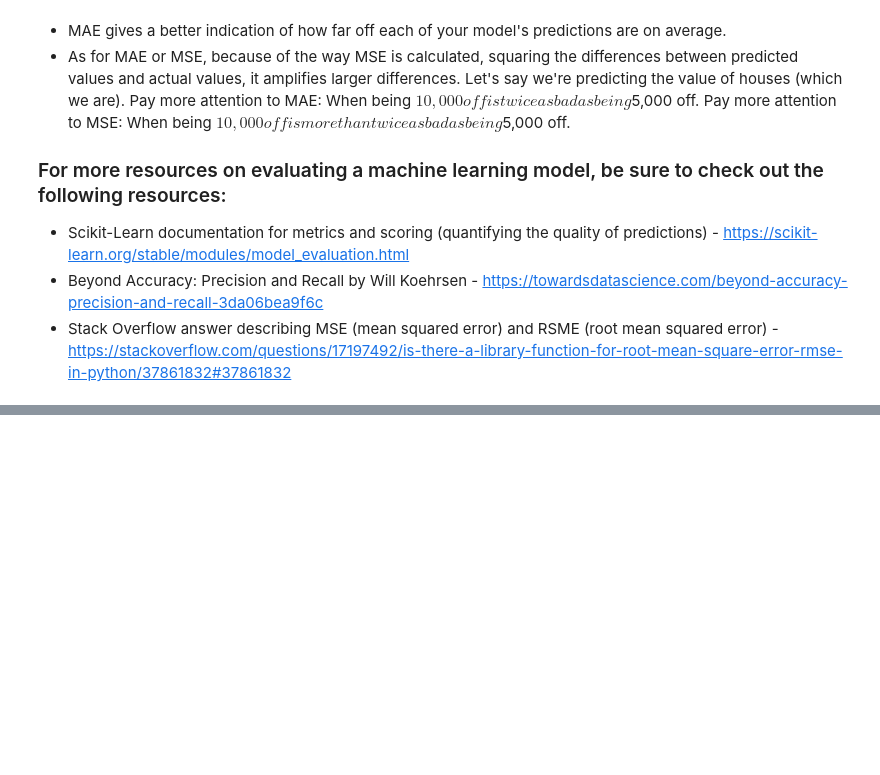
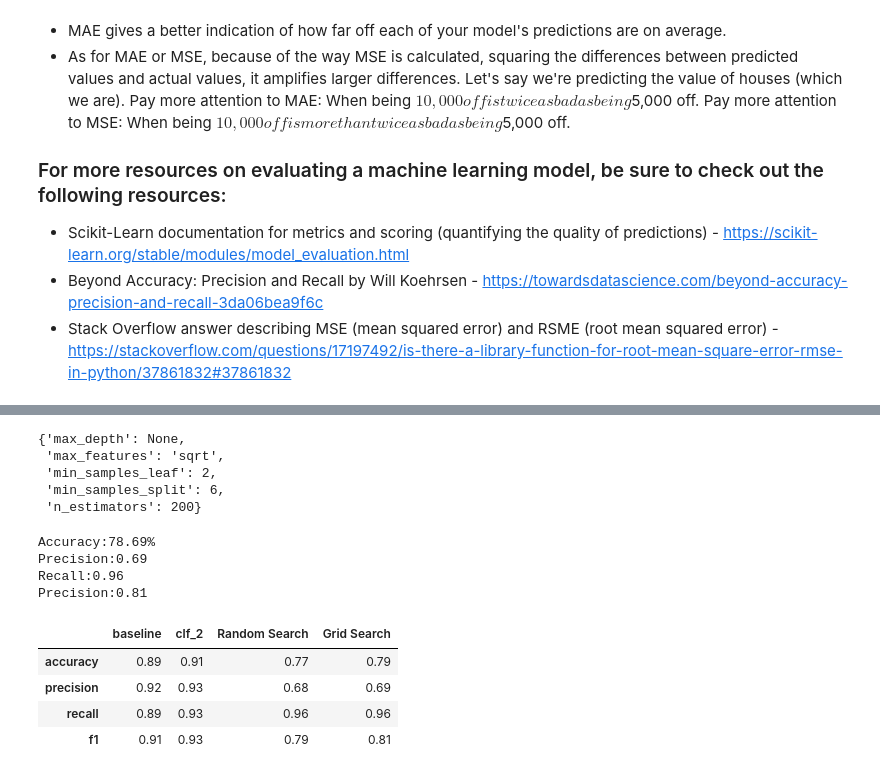
Before and after one commit to bhagya777/Machine-Learning, a Jupyter notebook: Scikit-learn.ipynb, the cells around one changed output, grey strips where cells are left out. Cells and saved outputs as stored; diff of their text form; code cells hidden in the pictures; blank space fills up the shorter version.

```diff
--- a/Scikit-learn.ipynb
+++ b/Scikit-learn.ipynb
@@ -1349,0 +1768,3 @@ Below are some of the most important evaluation metrics you'll want to look into
+# %%
+rs_y_preds=rs_clf.predict(x_test)
+rs_metrics=evaluate_preds_classification(y_test,rs_y_preds)
@@ -1349,0 +1847,28 @@ Below are some of the most important evaluation metrics you'll want to look into
+# %%
+gs_clf.best_params_
+# %% [output]
+{'max_depth': None,
+ 'max_features': 'sqrt',
+ 'min_samples_leaf': 2,
+ 'min_samples_split': 6,
+ 'n_estimators': 200}
+# %%
+gs_y_preds=gs_clf.predict(x_test)
+gs_metrics=evaluate_preds_classification(y_test,gs_y_preds)
+# %% [output]
+Accuracy:78.69%
+Precision:0.69
+Recall:0.96
+Precision:0.81
+# %%
+compare_metrics=pd.DataFrame({"baseline":baseline_metrics,
+                              "clf_2":clf2_metrics,
+                              "Random Search":rs_metrics,
+                              "Grid Search":gs_metrics})
+compare_metrics
+# %% [output]
+|  | baseline | clf_2 | Random Search | Grid Search |
+| accuracy | 0.89 | 0.91 | 0.77 | 0.79 |
+| precision | 0.92 | 0.93 | 0.68 | 0.69 |
+| recall | 0.89 | 0.93 | 0.96 | 0.96 |
+| f1 | 0.91 | 0.93 | 0.79 | 0.81 |
```
Also changed, not shown: parts of 58 cells of this notebook.
